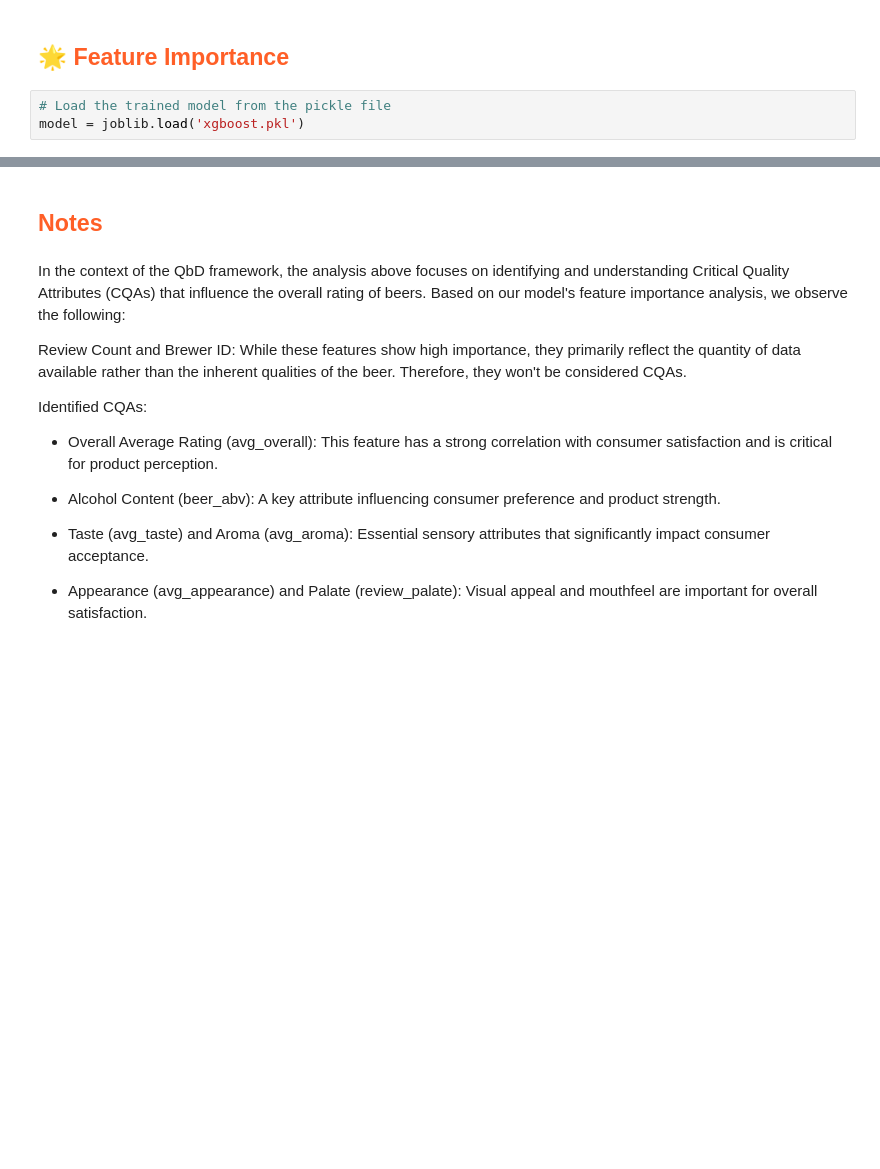
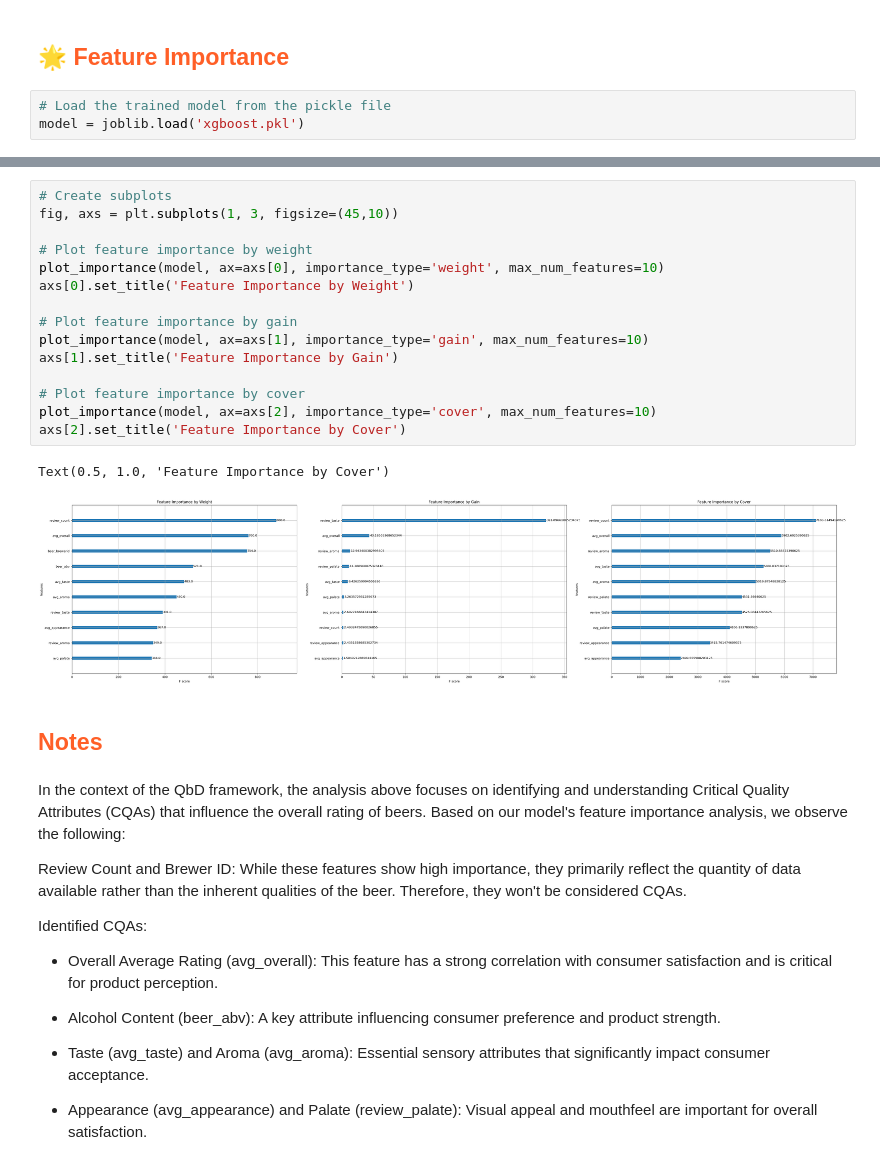
Before and after one commit to hylle77/Data-Engineering-MLOps-Exam-Assignment-main, a Jupyter notebook: Data-Engineering-MLOps-Exam-Assignment/7_QbD_Analysis_data.ipynb, the cells around one changed output, grey strips where cells are left out. Drawn from its saved outputs; the diff is of its cells as text; blank space fills up the shorter version.

```diff
--- a/Data-Engineering-MLOps-Exam-Assignment/7_QbD_Analysis_data.ipynb
+++ b/Data-Engineering-MLOps-Exam-Assignment/7_QbD_Analysis_data.ipynb
@@ -67,3 +44,21 @@ plt.show()
+# %%
+# Create subplots
+fig, axs = plt.subplots(1, 3, figsize=(45,10))
+
+# Plot feature importance by weight
+plot_importance(model, ax=axs[0], importance_type='weight', max_num_features=10)
+axs[0].set_title('Feature Importance by Weight')
+
+# Plot feature importance by gain
+plot_importance(model, ax=axs[1], importance_type='gain', max_num_features=10)
+axs[1].set_title('Feature Importance by Gain')
+
+# Plot feature importance by cover
+plot_importance(model, ax=axs[2], importance_type='cover', max_num_features=10)
+axs[2].set_title('Feature Importance by Cover')
+# %% [output]
+Text(0.5, 1.0, 'Feature Importance by Cover')
+[figure, added]
 # %% [markdown]
 ## <span style="color:#ff5f27;"> Notes </span>
 # %% [markdown]
```
Also changed, not shown: parts of 1 cell of this notebook.
